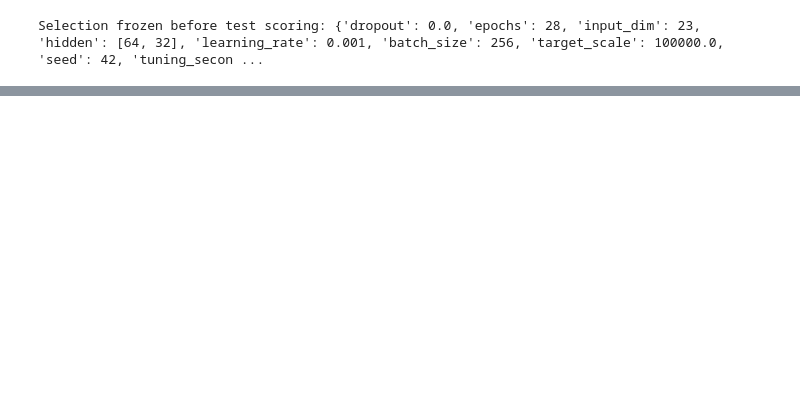
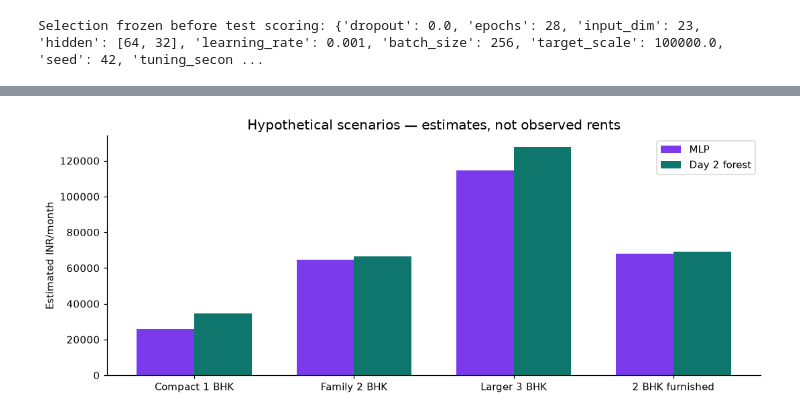
Before and after one commit to iaac-maai/group-3-day4-assignment, a Jupyter notebook: notebook/neural_network.ipynb, the cells around one changed output, grey strips where cells are left out. Cells and saved outputs as stored; diff of their text form; code cells hidden in the pictures; blank space fills up the shorter version.

```diff
--- a/notebook/neural_network.ipynb
+++ b/notebook/neural_network.ipynb
@@ -390,0 +487,19 @@ Selection frozen before test scoring: {'dropout': 0.0, 'epochs': 28, 'input_dim'
+# %%
+scenarios=pd.DataFrame([
+    [550,1,1,1,'Unfurnished','East','Mumbai','Apartment'],
+    [1000,2,2,1,'Semi-Furnished','East','Mumbai','Apartment'],
+    [1500,3,3,1,'Furnished','East','Mumbai','Apartment'],
+    [1000,2,2,1,'Furnished','East','Mumbai','Apartment']],columns=FEATURES)
+scenarios.index=['Compact 1 BHK','Family 2 BHK','Larger 3 BHK','2 BHK furnished']
+scenario_predictions=scenarios.copy()
+scenario_predictions['MLP_INR_month']=predict_mlp(scenarios)
+scenario_predictions['Forest_INR_month']=forest.predict(scenarios)
+display(scenario_predictions.round(0))
+scenario_predictions.to_csv(REPORT_DIR/'scenario_predictions.csv')
+fig,ax=plt.subplots(figsize=(10,4))
+pos=np.arange(len(scenarios))
+ax.bar(pos-.18,scenario_predictions.MLP_INR_month,width=.36,color=COLORS[2],label='MLP')
+ax.bar(pos+.18,scenario_predictions.Forest_INR_month,width=.36,color=COLORS[1],label='Day 2 forest')
+ax.set(xticks=pos,xticklabels=scenarios.index,ylabel='Estimated INR/month',title='Hypothetical scenarios — estimates, not observed rents')
+ax.legend();savefig('06_housing_scenarios.png')
+# %% [output]
@@ -390,0 +511 @@ Selection frozen before test scoring: {'dropout': 0.0, 'epochs': 28, 'input_dim'
+[figure, added]
```
Also changed, not shown: parts of 12 cells of this notebook, 26 other files.
